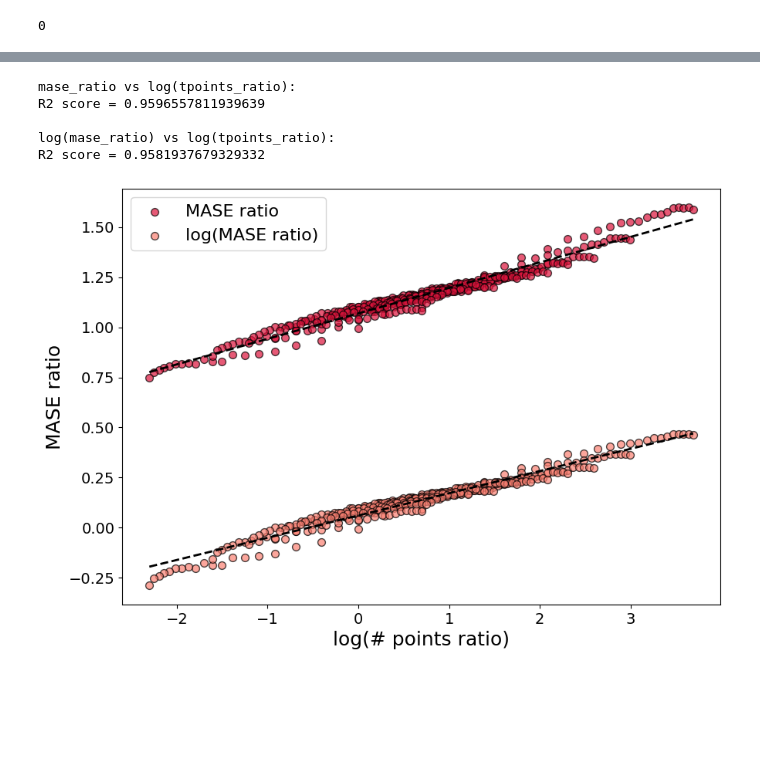
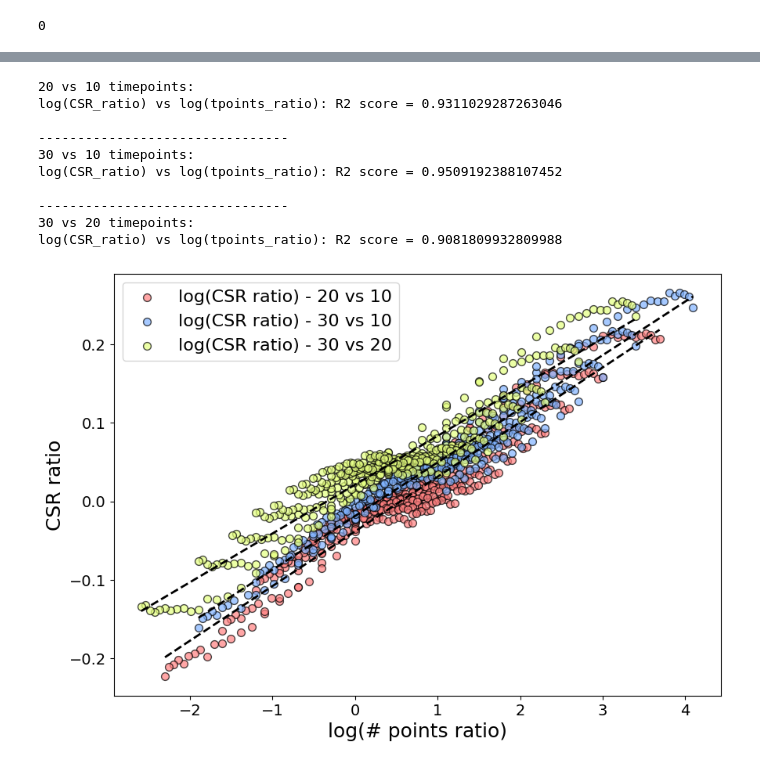
Before and after one commit to joaovaleriano/gLV_OED, a Jupyter notebook: notebooks/analysis.ipynb, the cells around one changed output, grey strips where cells are left out. Saved outputs shown, nothing was run; the diff lists cells and outputs as text; code cells hidden in the pictures; blank space fills up the shorter version.

```diff
--- a/notebooks/analysis.ipynb
+++ b/notebooks/analysis.ipynb
@@ -264,13 +248,14 @@ plt.show()
 # %%
+# CSR boxplot over # of experiments, by avg_dt
 for t_samp in infer_out.t_samp_dist_idx.unique():
-    MASE = [infer_out[(infer_out[["n_init_cond", "t_samp_dist_idx"]]==[i,t_samp]).all(axis=1)]["MASE"].values \
+    CSR = [infer_out[(infer_out[["n_init_cond", "t_samp_dist_idx"]]==[i,t_samp]).all(axis=1)]["CSR"].values \
             for i in infer_out.n_init_cond.unique()]
 
     plt.figure(figsize=(8,5))
     plt.title(f"avg dt = {metadict['avg_dt'][int(t_samp)]:.3f}", fontsize=22)
-    plt.boxplot(MASE, whis=(0, 100), meanline=True, showmeans=True)
+    plt.boxplot(CSR, whis=(0, 100), meanline=True, showmeans=True)
     plt.xlabel("# experiments", fontsize=18)
-    plt.ylabel("MASE", fontsize=18)
+    plt.ylabel("CSR", fontsize=18)
     plt.xticks(fontsize=14)
     plt.yticks(fontsize=14)
     plt.show()
@@ -303,0 +290,13 @@ plt.show()
+# %%
+ls = ["-o", "--.", "--^"]
+colors = ["darkblue", "crimson", "salmon"]
+
+for i in range(len(metadict["n_tpoints"])-1):
+    sub_df = dfs_by_tsamp[i][dfs_by_tsamp[i].dataset==dfs_by_tsamp[i].dataset.unique()[0]]
+
+    time = sub_df["time"]
+    species = sub_df[[f"sp{i}" for i in range(1, n_sp+1)]]
+
+    plt.plot(time, species.iloc[:,1::2], ls[i], lw=2, c=colors[i])
+
+plt.show()
@@ -327,37 +386,59 @@ mase_ratio12 = np.array(mase_ratio12)
 # %%
+# log(CSR_ratio) vs log(tpoints_ratio)
+
 plt.figure(figsize=(10,7))
 
-plt.scatter(np.log(tpoints_ratio01), mase_ratio01, facecolors="crimson", edgecolors="k",
-            label="MASE ratio", s=50, alpha=0.7)
+#01 ---
+plt.scatter(np.log(tpoints_ratio01), np.log(CSR_ratio01), facecolors=hsv_to_rgb((0,0.5,1)), edgecolors="k",
+            label="log(CSR ratio) - 20 vs 10", s=50, alpha=0.7)
 reg = lm.LinearRegression()
-reg.fit(np.log(tpoints_ratio01).reshape((-1,1)), mase_ratio01)
+reg.fit(np.log(tpoints_ratio01).reshape((-1,1)), np.log(CSR_ratio01))
 x_ext = np.array([np.min(np.log(tpoints_ratio01)), np.max(np.log(tpoints_ratio01))])
 plt.plot(x_ext, reg.predict(x_ext.reshape((-1,1))), c="k", lw=2, ls="--")
 
-print("mase_ratio vs log(tpoints_ratio):")
-print("R2 score =", reg.score(np.log(tpoints_ratio01).reshape((-1,1)), mase_ratio01))
+print("20 vs 10 timepoints:")
+print("log(CSR_ratio) vs log(tpoints_ratio): R2 score =", reg.score(np.log(tpoints_ratio01).reshape((-1,1)), np.log(CSR_ratio01)))
 
-plt.scatter(np.log(tpoints_ratio01), np.log(mase_ratio01), facecolors="salmon", edgecolors="k",
-            label="log(MASE ratio)", s=50, alpha=0.7)
+# 02 ---
+plt.scatter(np.log(tpoints_ratio02), np.log(CSR_ratio02), facecolors=hsv_to_rgb((0.6,0.5,1)), edgecolors="k",
+            label="log(CSR ratio) - 30 vs 10", s=50, alpha=0.7)
 reg = lm.LinearRegression()
-reg.fit(np.log(tpoints_ratio01).reshape((-1,1)), np.log(mase_ratio01))
-x_ext = np.array([np.min(np.log(tpoints_ratio01)), np.max(np.log(tpoints_ratio01))])
+reg.fit(np.log(tpoints_ratio02).reshape((-1,1)), np.log(CSR_ratio02))
+x_ext = np.array([np.min(np.log(tpoints_ratio02)), np.max(np.log(tpoints_ratio02))])
 plt.plot(x_ext, reg.predict(x_ext.reshape((-1,1))), c="k", lw=2, ls="--")
 
-print("\nlog(mase_ratio) vs log(tpoints_ratio):")
-print("R2 score =", reg.score(np.log(tpoints_ratio01).reshape((-1,1)), np.log(mase_ratio01)))
+print("\n--------------------------------")
+print("30 vs 10 timepoints:")
+print("log(CSR_ratio) vs log(tpoints_ratio): R2 score =", reg.score(np.log(tpoints_ratio02).reshape((-1,1)), np.log(CSR_ratio02)))
+
+#12 ---
+plt.scatter(np.log(tpoints_ratio12), np.log(CSR_ratio12), facecolors=hsv_to_rgb((0.2,0.5,1)), edgecolors="k",
+            label="log(CSR ratio) - 30 vs 20", s=50, alpha=0.7)
+reg = lm.LinearRegression()
+reg.fit(np.log(tpoints_ratio12).reshape((-1,1)), np.log(CSR_ratio12))
+x_ext = np.array([np.min(np.log(tpoints_ratio12)), np.max(np.log(tpoints_ratio12))])
+plt.plot(x_ext, reg.predict(x_ext.reshape((-1,1))), c="k", lw=2, ls="--")
+
+print("\n--------------------------------")
+print("30 vs 20 timepoints:")
+print("log(CSR_ratio) vs log(tpoints_ratio): R2 score =", reg.score(np.log(tpoints_ratio12).reshape((-1,1)), np.log(CSR_ratio12)))
 
 plt.xlabel("log(# points ratio)", fontsize=18)
-plt.ylabel("MASE ratio", fontsize=18)
+plt.ylabel("CSR ratio", fontsize=18)
 plt.xticks(fontsize=14)
 plt.yticks(fontsize=14)
 plt.legend(fontsize=16)
 plt.show()
 # %% [output]
-mase_ratio vs log(tpoints_ratio):
-R2 score = 0.9596557811939639
+20 vs 10 timepoints:
+log(CSR_ratio) vs log(tpoints_ratio): R2 score = 0.9311029287263046
 
-log(mase_ratio) vs log(tpoints_ratio):
-R2 score = 0.9581937679329332
+--------------------------------
+30 vs 10 timepoints:
+log(CSR_ratio) vs log(tpoints_ratio): R2 score = 0.9509192388107452
+
+--------------------------------
+30 vs 20 timepoints:
+log(CSR_ratio) vs log(tpoints_ratio): R2 score = 0.9081809932809988
-[figure, old version]
+[figure, new version]
 # %%
```
Also changed, not shown: parts of 26 cells of this notebook, 1 other file.
